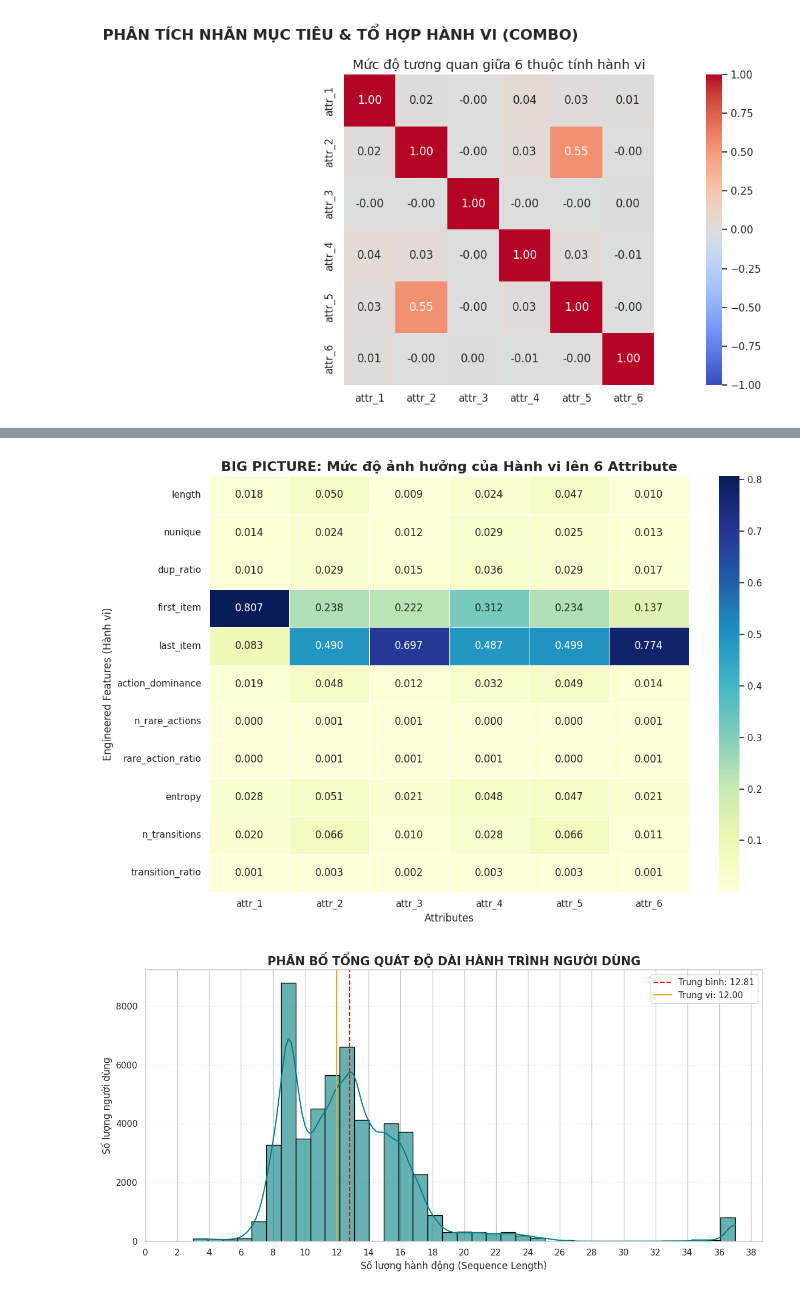
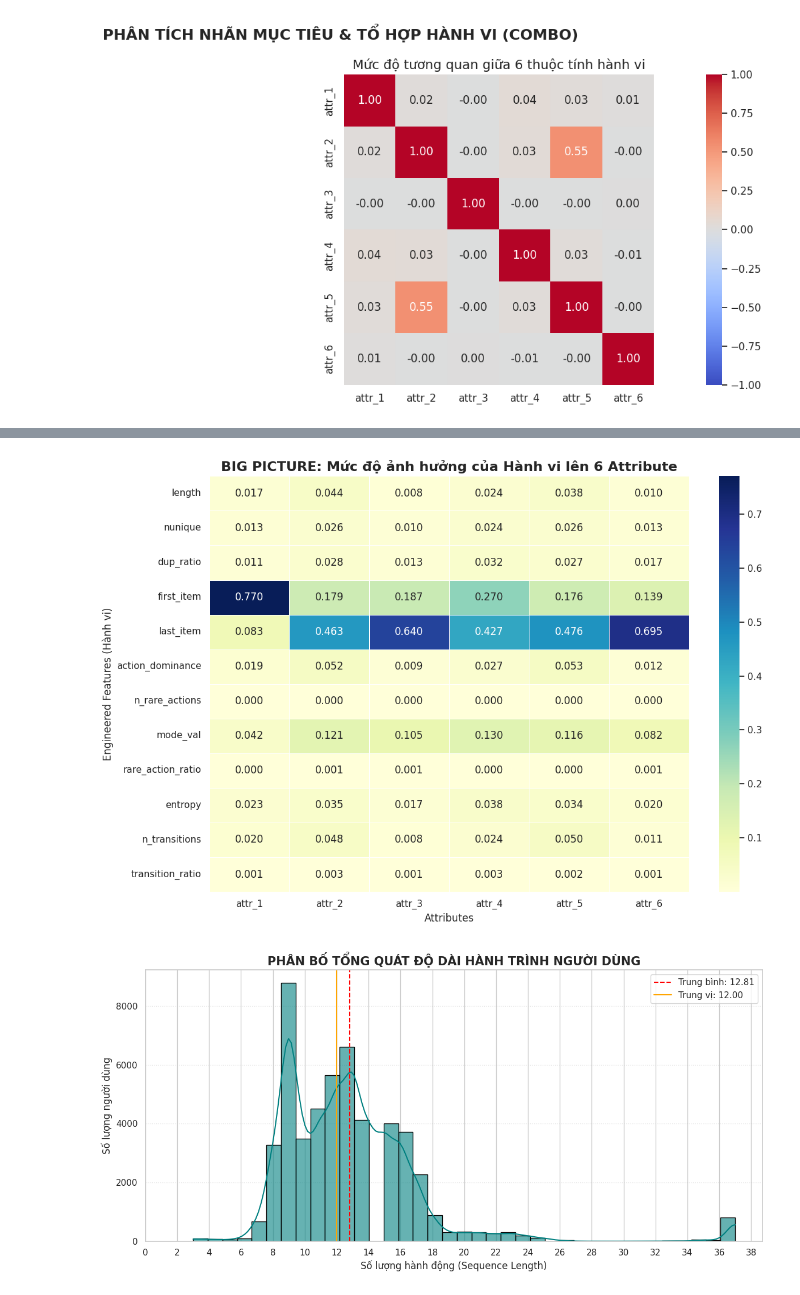
Before and after one commit to quanai06/DATAFLOW_2026_UET.EPOCH_0_USER_BEHAVIOR_PREDICTION, a Jupyter notebook: notebooks/processing_data.ipynb, the cells around one changed output, grey strips where cells are left out. Saved outputs shown, nothing was run; the diff lists cells and outputs as text; code cells hidden in the pictures.

Commit message:
update figures and notebook

```diff
--- a/notebooks/processing_data.ipynb
+++ b/notebooks/processing_data.ipynb
@@ -237,7 +168,7 @@ def plot_big_picture_heatmap(df_feature, target_cols=['attr_1', 'attr_2', 'attr_
     # Loại bỏ các cột ID hoặc các cột sequence gốc để chỉ tập trung vào "Behavioral Features"
     behavior_features = [
         'length', 'nunique', 'dup_ratio','first_item','last_item',
-        'action_dominance', 'n_rare_actions', 'rare_action_ratio',
+        'action_dominance', 'n_rare_actions','mode_val', 'rare_action_ratio',
         'entropy', 'n_transitions', 'transition_ratio'
     ]
 
@@ -246,34 +177,34 @@ def plot_big_picture_heatmap(df_feature, target_cols=['attr_1', 'attr_2', 'attr_
 
 
 
     for target in target_cols:
         # Loại bỏ NaN để tránh lỗi khi train model nhanh
         temp_df = df_feature[behavior_features + [target]].dropna()
 
         X = temp_df[behavior_features]
         y = LabelEncoder().fit_transform(temp_df[target]) # Mã hóa nhãn (Class 3, 11... -> 0, 1...)
 
         # Sử dụng RandomForest để lấy Feature Importance (Nhanh và chính xác)
         model = RandomForestClassifier(n_estimators=50, random_state=42)
         model.fit(X, y)
 
         # Lưu kết quả vào ma trận
         importance_matrix[target] = model.feature_importances_
 
     # 2. Vẽ Heatmap
     plt.figure(figsize=(12, 8))
     sns.heatmap(importance_matrix, annot=True, cmap='YlGnBu', fmt=".3f", linewidths=.5)
 
     plt.title("BIG PICTURE: Mức độ ảnh hưởng của Hành vi lên 6 Attribute", fontsize=16, fontweight='bold')
     plt.xlabel("Attributes", fontsize=12)
     plt.ylabel("Engineered Features (Hành vi)", fontsize=12)
     plt.tight_layout()
     plt.show()
 
 # CÁCH CHẠY:
 plot_big_picture_heatmap(train_df)
 # %% [output]
-[figure, old version]
+[figure, new version]
 # %%
 import matplotlib.pyplot as plt
 import seaborn as sns
```
Also changed, not shown: parts of 2 cells of this notebook, 3 other files.
